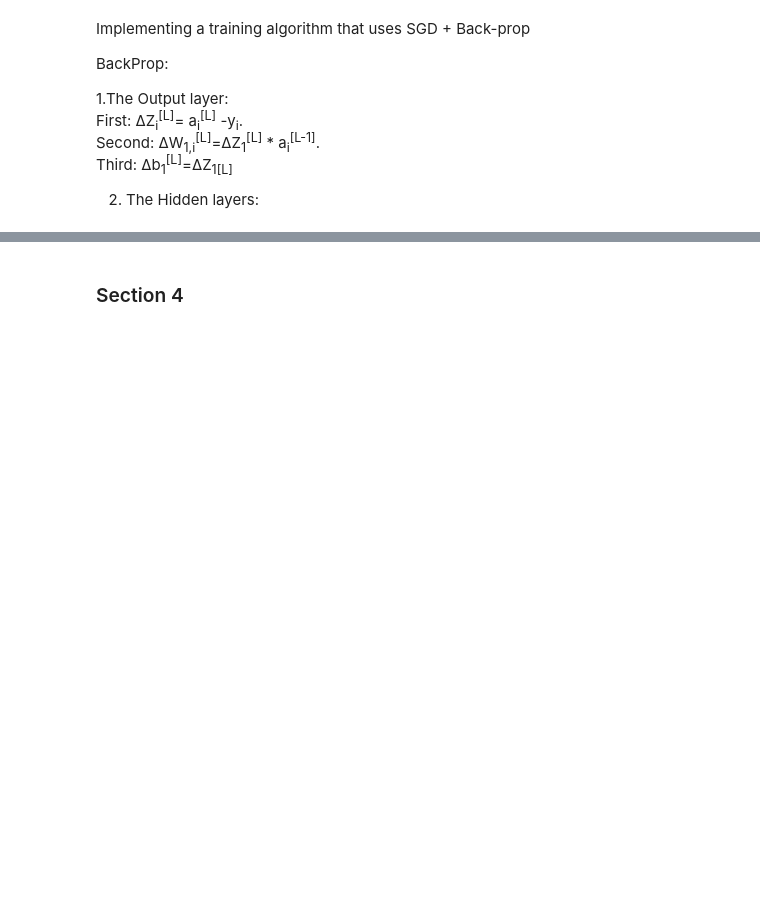
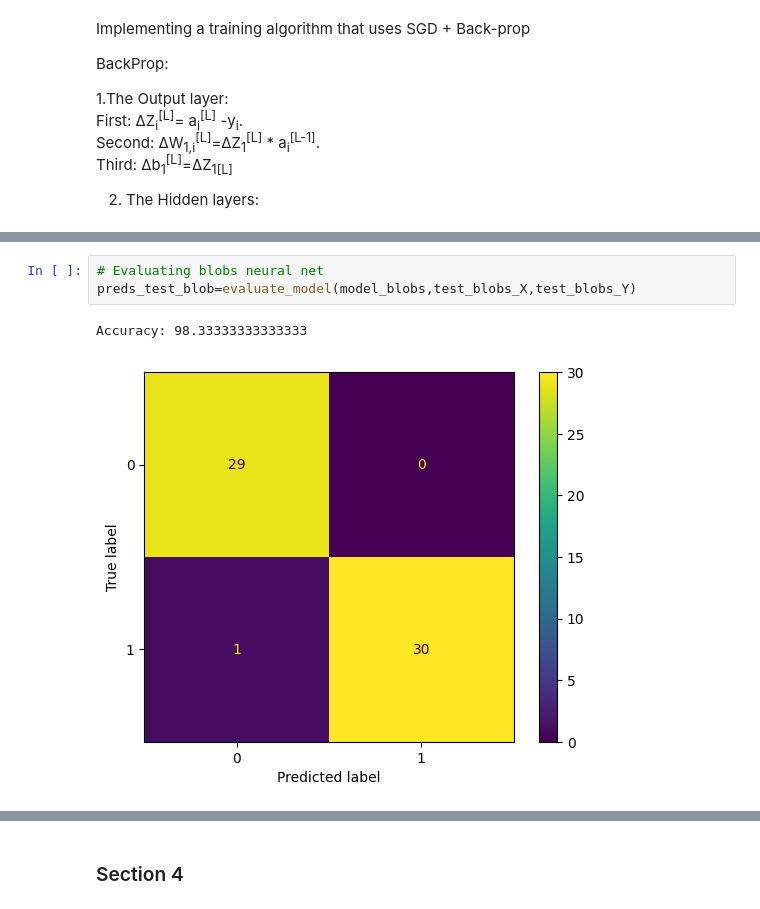
Before and after one commit to STRMNGnwo/CT5133-DeepLearning, a Jupyter notebook: DeepLearningAssignment_1.ipynb, the cells around one changed output, grey strips where cells are left out. Cells and saved outputs as stored; diff of their text form; blank space fills up the shorter version.

```diff
--- a/DeepLearningAssignment_1.ipynb
+++ b/DeepLearningAssignment_1.ipynb
@@ -617,0 +821,6 @@ def train_SGD_backprop(model,training_data_X,training_data_Y, training_params):
+# %%
+# Evaluating blobs neural net
+preds_test_blob=evaluate_model(model_blobs,test_blobs_X,test_blobs_Y)
+# %% [output]
+Accuracy: 98.33333333333333
+[figure, added]
```
Also changed, not shown: parts of 40 cells of this notebook.
